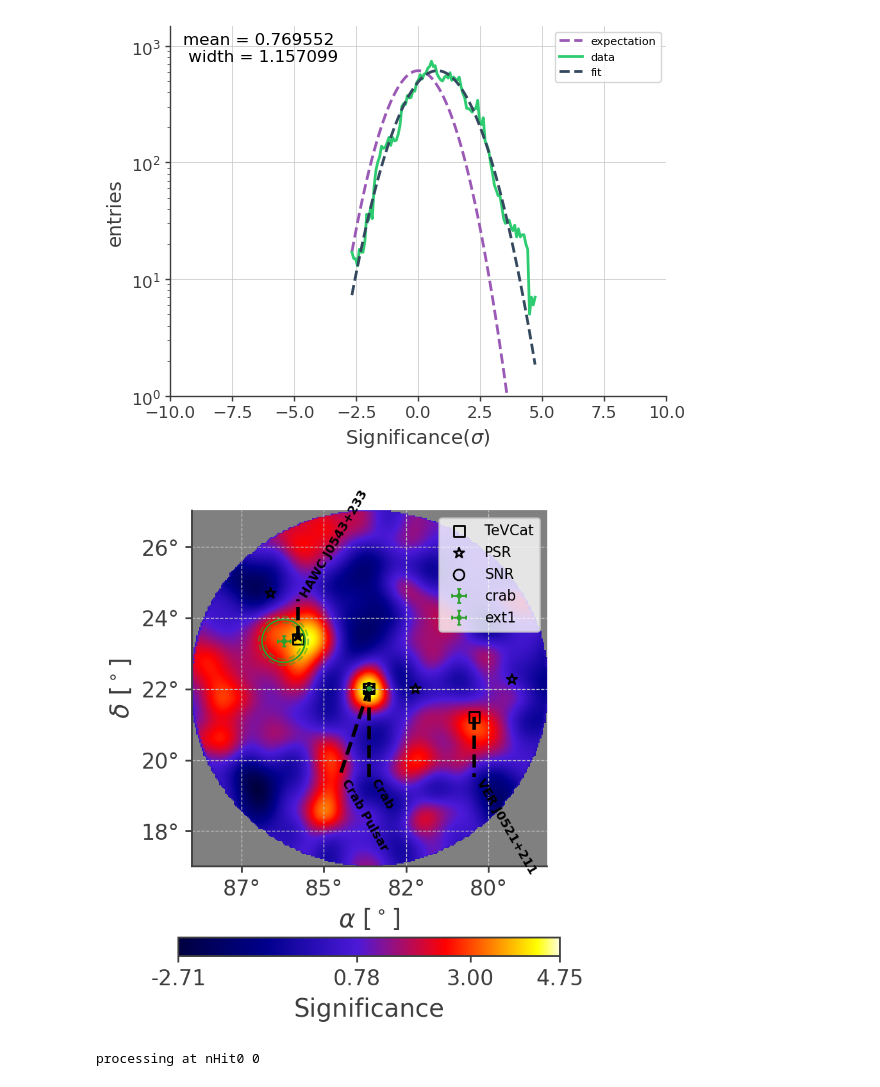
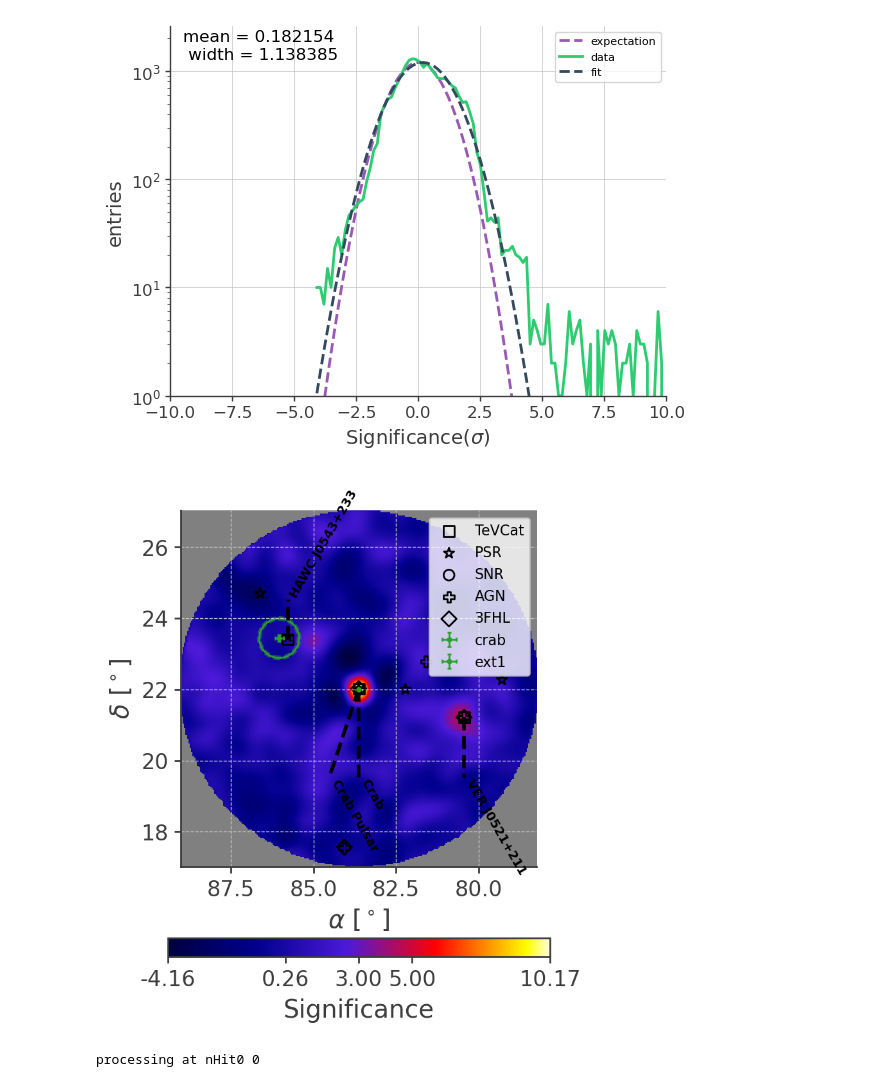
Before and after one commit to xiahouwenyu/3MLWCDA0.91, a Jupyter notebook: Standard/src/3MLnew_Crab.ipynb, the cells around one changed output. Cells and saved outputs as stored; diff of their text form; code cells hidden in the pictures.

```diff
--- a/Standard/src/3MLnew_Crab.ipynb
+++ b/Standard/src/3MLnew_Crab.ipynb
@@ -61,11 +61,12 @@ reload(my)
 # %%
 #####   Data Initialize
 
-maptree = "../../data/gcd_new.root"
-response = "../../data/WCDA_DR_psf.root"
+# maptree = "../../data/gcd_new.root"
+# response = "../../data/WCDA_DR_psf.root"
 
-# maptree = "../../data/20210305_20230731_ihep_goodlist.root"
+maptree = "../../data/20210305_20230731_ihep_goodlist.root"
 # response = "../../data/DR_ihep_MK2.root"
+response = "../../data/DR_ihep_MK2_newpsf.root"
 
 region_name="Crab"
 if not os.path.exists(f'../res/{region_name}/'):
@@ -105,20 +106,26 @@ Deprecated in NumPy 1.20; for more details and guidance: https://numpy.org/devdo
 ... (16 outputs left out)
 # %%
-Modelname="1pt+1gaus"  # Name your model now to facilitate the creation of record folders by the program.
+Modelname="1gaus_log+1gaus"  # Name your model now to facilitate the creation of record folders by the program.
 if not os.path.exists(f'../res/{region_name}/{Modelname}/'):
     os.system(f'mkdir ../res/{region_name}/{Modelname}/')
 
 
 #Without extended parameter settings, it's a point source. When you set the corresponding extension, it becomes the respective source.
-crab = my.setsorce("crab",ra1,dec1, fitrange=1,
-                indexb=(-10,-1), kb=(1e-14, 1e-8),
+# crab = my.setsorce("crab",ra1,dec1, fitrange=1,
+#                 indexb=(-10,-1), kb=(1e-14, 1e-8),
+#                 )
+
+crab = my.setsorce("crab",ra1,dec1, fitrange=0.5, alpha=-2.6,alphab=(-4,-1),beta=0.1, #, sigma=0.001, sb=(0,0.1),
+                spec=Log_parabola()
                 )
+# crab2 = my.setsorce("crab2",ra1,dec1, fitrange=0.5, indexb=(-10,-1), kb=(1e-14, 1e-8)
+#                 )
 
-ext1 = my.setsorce("ext1",85.5,23.5, fitrange=1.5, sigma=0.5, sb=(0,5),
+ext1 = my.setsorce("ext1",85.5,23.5, fitrange=1, sigma=1, sb=(0,3),
                 indexb=(-10,1), kb=(1e-15, 1e-8)
                 )
 
-lm = Model(crab, ext1)
+lm = Model(crab, ext1) #crab2,
 
 with open(f'../res/{region_name}/{Modelname}/Model_init.txt', 'w') as f:
     for key, value in lm.parameters.items():
@@ -265,8 +473,8 @@ smoothsigma=[0.4123, 0.3111, 0.2476, 0.2064, 0.1633, 0.1379, 0.2896, 0.2594, 0.2
 maps = my.getmap(WCDA,roi,"Crab",
                  modelindex=[1,1], # modelindex: pt and ext number
                # pta=[0], exta=[0],
-                #    stack=[1.000927,1.000286,1.002131,1.005977,1.002093,1.004078],
-                   stack=[0, 0, 1.002131,1.005977,1.002093,1.004078], #Combine bins with nhit >= 200 based on signal-to-noise ratio.
+                   stack=[1.000927,1.000286,1.002131,1.005977,1.002093,1.004078], #Combine bins with all bin based on signal-to-noise ratio.
+                  #  stack=[0, 0, 1.002131,1.005977,1.002093,1.004078], #Combine bins with nhit >= 200 based on signal-to-noise ratio.
                   #  stack=[0, 1.002131,1.005977,1.002093,1.004078],
                    smoothsigma=smoothsigma
                    #, binc=["1","2","3","4","5"]
@@ -294,7 +504,7 @@ saven = "Significance"
 if res:
     saven+="_res"
 sigmap = my.getsigmap(region_name, Modelname, [smapall],i=0,signif=17,res=res,name="Crab")
-fig = my.drawmap(region_name, Modelname, sources, sigmap, ra1, dec1, rad=10, contours=[100],save=True,savename=saven)
+fig = my.drawmap(region_name, Modelname, sources, sigmap, ra1, dec1, rad=10, contours=[1000],save=True,savename=saven)
 #There is another source around crab, so you can try another model: 1pt+1gaus maybe?
 # %% [output]
 ************************
@@ -314,5 +530,5 @@ SNR:  1 83.62916666666665 22.016666666666666 G184.6-05.8
-[figure, old version]
+[figure, new version]
-[figure, old version]
+[figure, new version]
 # %%
 # If you want to get residual llh map, you need a new rootfile.
 my.write_resmap(region_name, Modelname, WCDA, roi, maptree,
```
Also changed, not shown: parts of 18 cells of this notebook, 19 other files.
